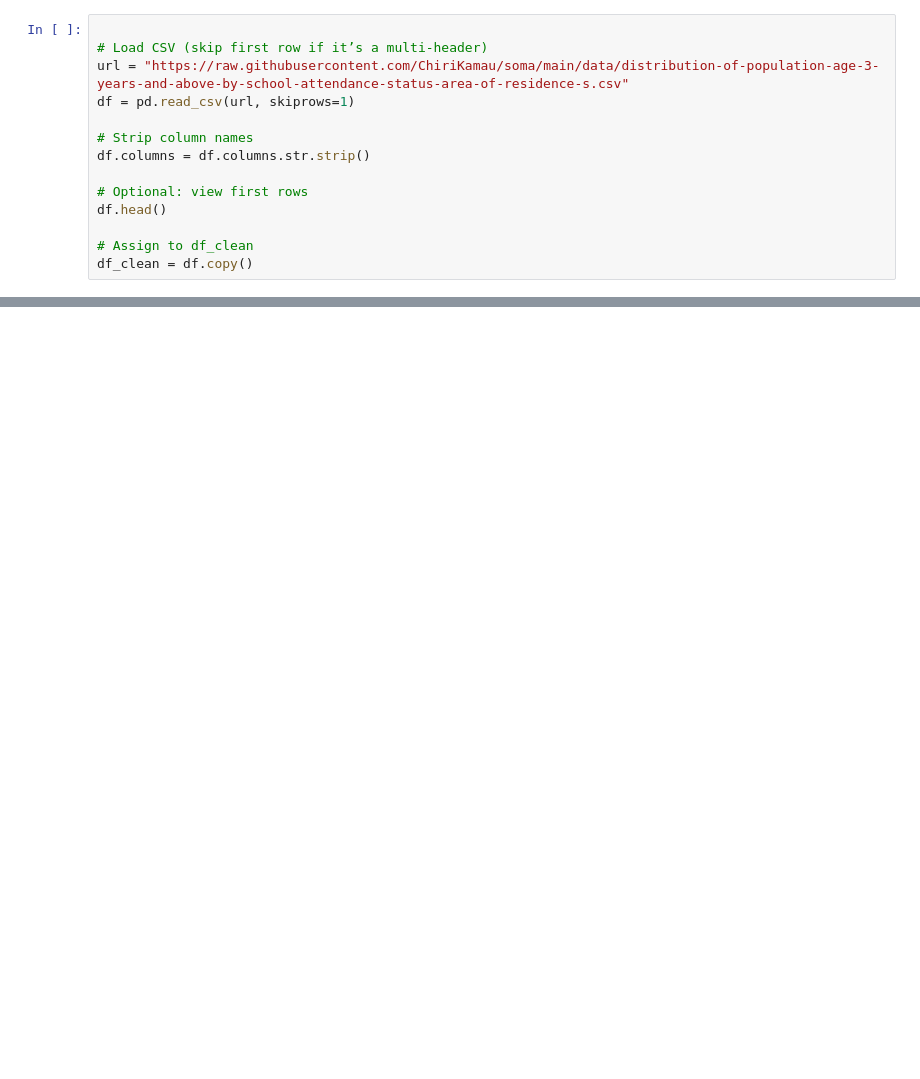
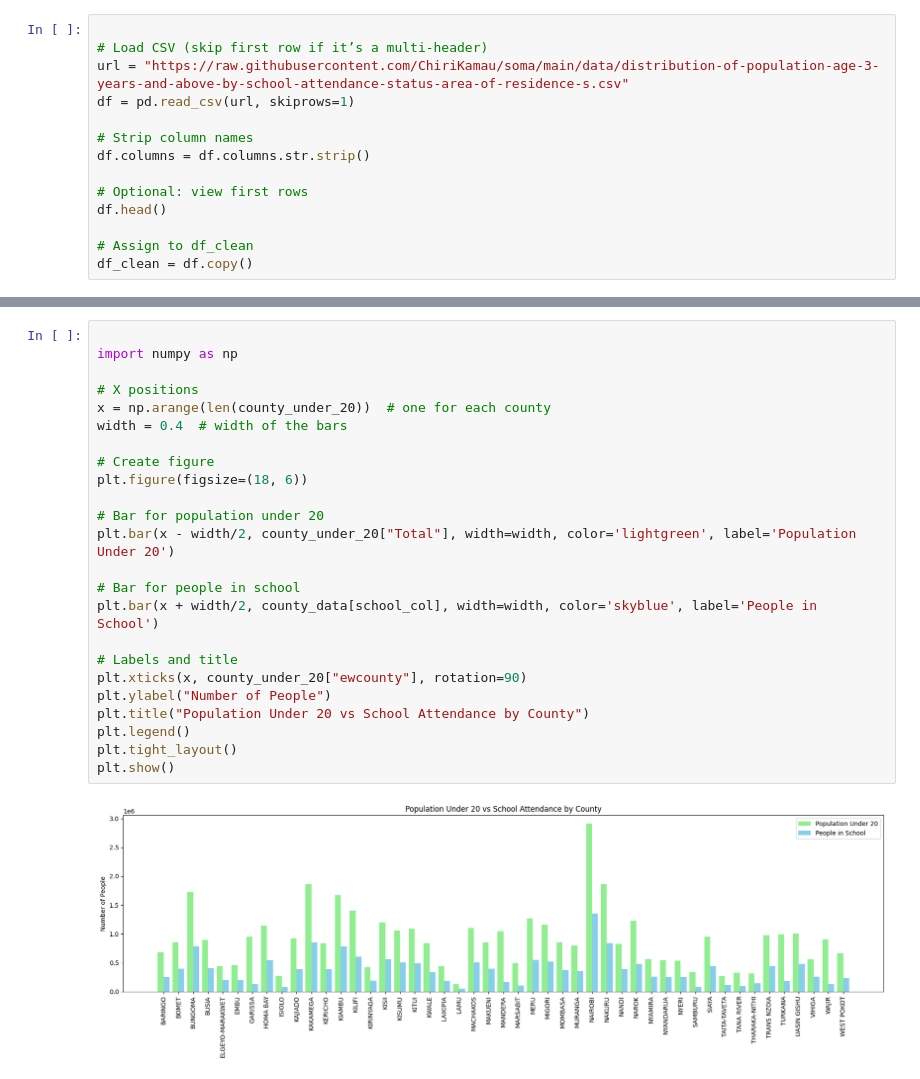
Before and after one commit to ChiriKamau/soma, a Jupyter notebook: notebooks/In_school.ipynb, the cells around one changed output, grey strips where cells are left out. Saved outputs shown, nothing was run; the diff lists cells and outputs as text; blank space fills up the shorter version.

```diff
--- a/notebooks/In_school.ipynb
+++ b/notebooks/In_school.ipynb
@@ -144,0 +160,26 @@ Total under 20 across matched counties: 38,278,545
+# %%
+
+import numpy as np
+
+# X positions
+x = np.arange(len(county_under_20))  # one for each county
+width = 0.4  # width of the bars
+
+# Create figure
+plt.figure(figsize=(18, 6))
+
+# Bar for population under 20
+plt.bar(x - width/2, county_under_20["Total"], width=width, color='lightgreen', label='Population Under 20')
+
+# Bar for people in school
+plt.bar(x + width/2, county_data[school_col], width=width, color='skyblue', label='People in School')
+
+# Labels and title
+plt.xticks(x, county_under_20["ewcounty"], rotation=90)
+plt.ylabel("Number of People")
+plt.title("Population Under 20 vs School Attendance by County")
+plt.legend()
+plt.tight_layout()
+plt.show()
+# %% [output]
+[figure, added]
```
Also changed, not shown: parts of 7 cells of this notebook.
